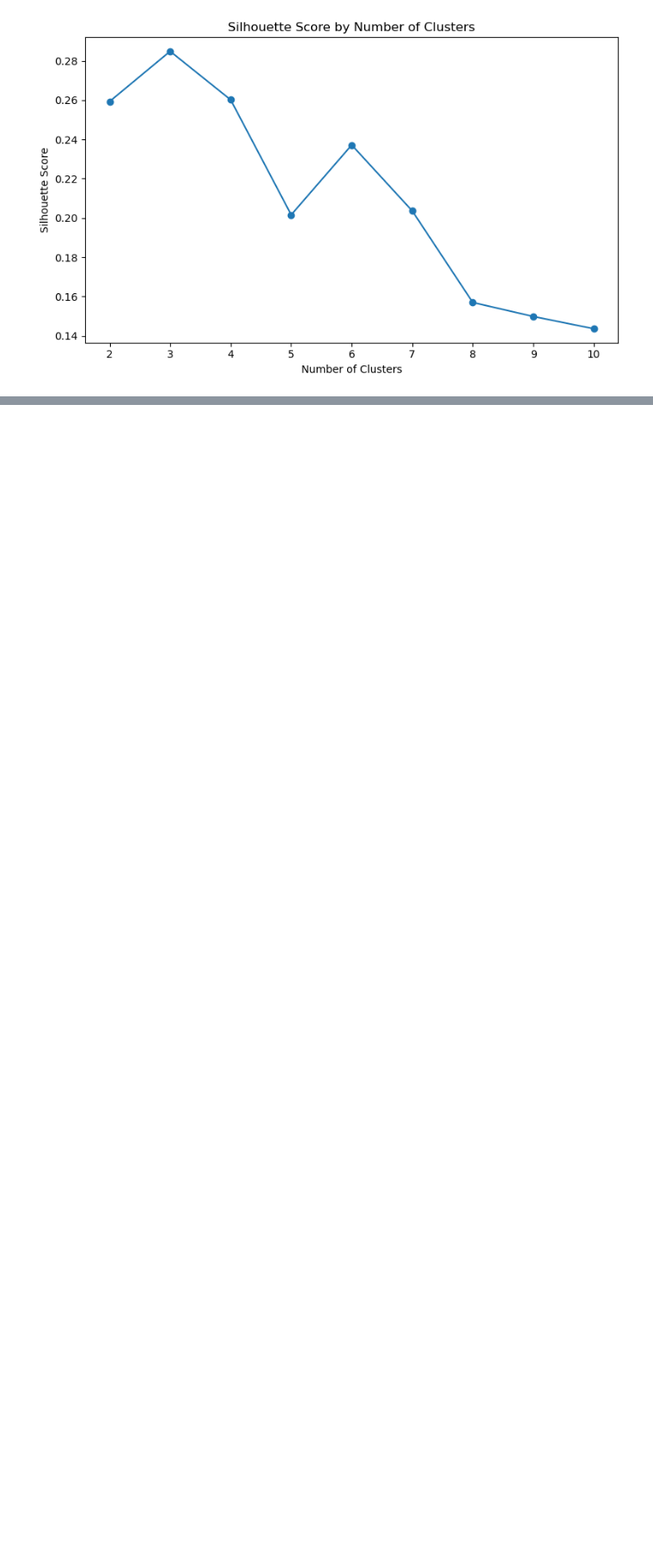
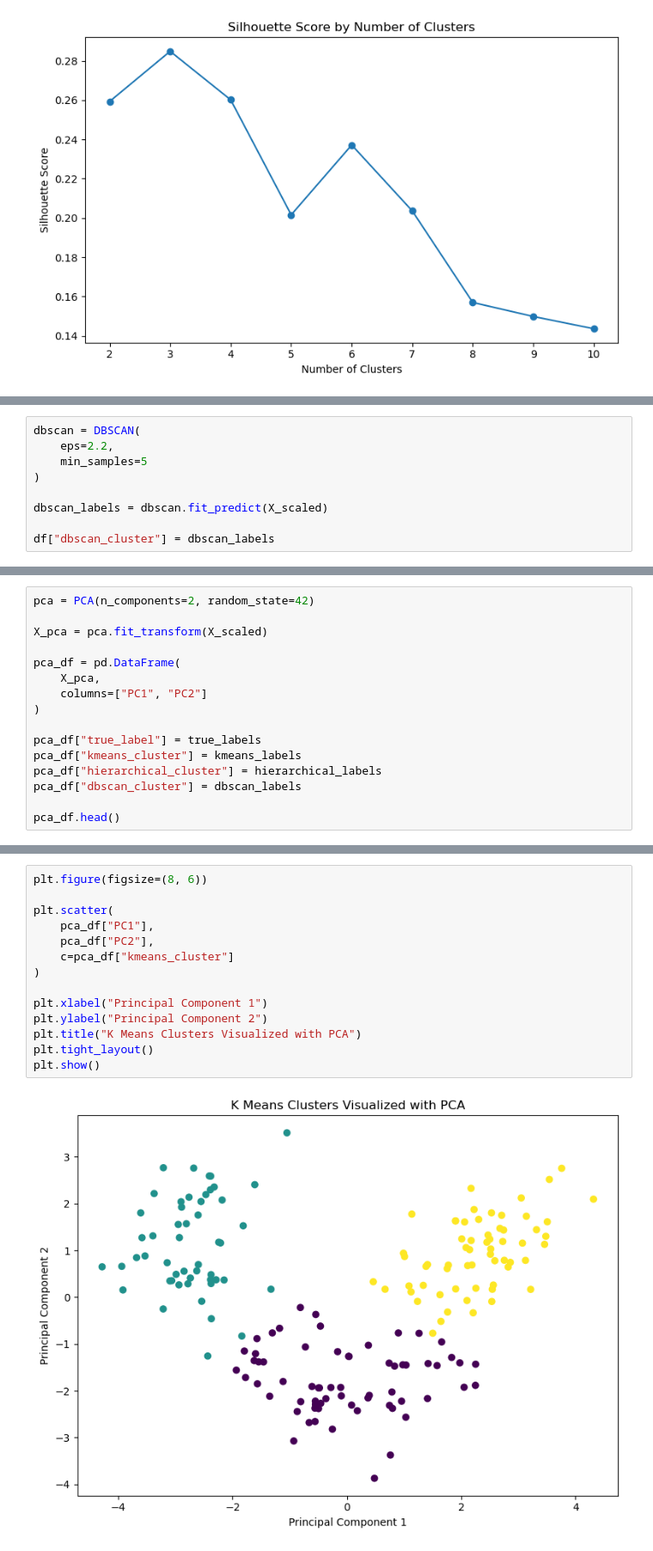
Before and after one commit to profshai/machine-learning-deep-learning, a Jupyter notebook: 02_unsupervised_ML/clustering/wine.ipynb, the cells around one changed output, grey strips where cells are left out. Shown at 86% size. Saved outputs shown, nothing was run; the diff lists cells and outputs as text; blank space fills up the shorter version.

Commit message:
Clustering models

```diff
--- a/02_unsupervised_ML/clustering/wine.ipynb
+++ b/02_unsupervised_ML/clustering/wine.ipynb
@@ -233,0 +272,9 @@ plt.show()
+# %%
+dbscan = DBSCAN(
+    eps=2.2,
+    min_samples=5
+)
+
+dbscan_labels = dbscan.fit_predict(X_scaled)
+
+df["dbscan_cluster"] = dbscan_labels
@@ -233,0 +364,16 @@ plt.show()
+# %%
+pca = PCA(n_components=2, random_state=42)
+
+X_pca = pca.fit_transform(X_scaled)
+
+pca_df = pd.DataFrame(
+    X_pca,
+    columns=["PC1", "PC2"]
+)
+
+pca_df["true_label"] = true_labels
+pca_df["kmeans_cluster"] = kmeans_labels
+pca_df["hierarchical_cluster"] = hierarchical_labels
+pca_df["dbscan_cluster"] = dbscan_labels
+
+pca_df.head()
@@ -233,0 +413,16 @@ plt.show()
+# %%
+plt.figure(figsize=(8, 6))
+
+plt.scatter(
+    pca_df["PC1"],
+    pca_df["PC2"],
+    c=pca_df["kmeans_cluster"]
+)
+
+plt.xlabel("Principal Component 1")
+plt.ylabel("Principal Component 2")
+plt.title("K Means Clusters Visualized with PCA")
+plt.tight_layout()
+plt.show()
+# %% [output]
+[figure, added]
```
Also changed, not shown: parts of 33 cells of this notebook.
